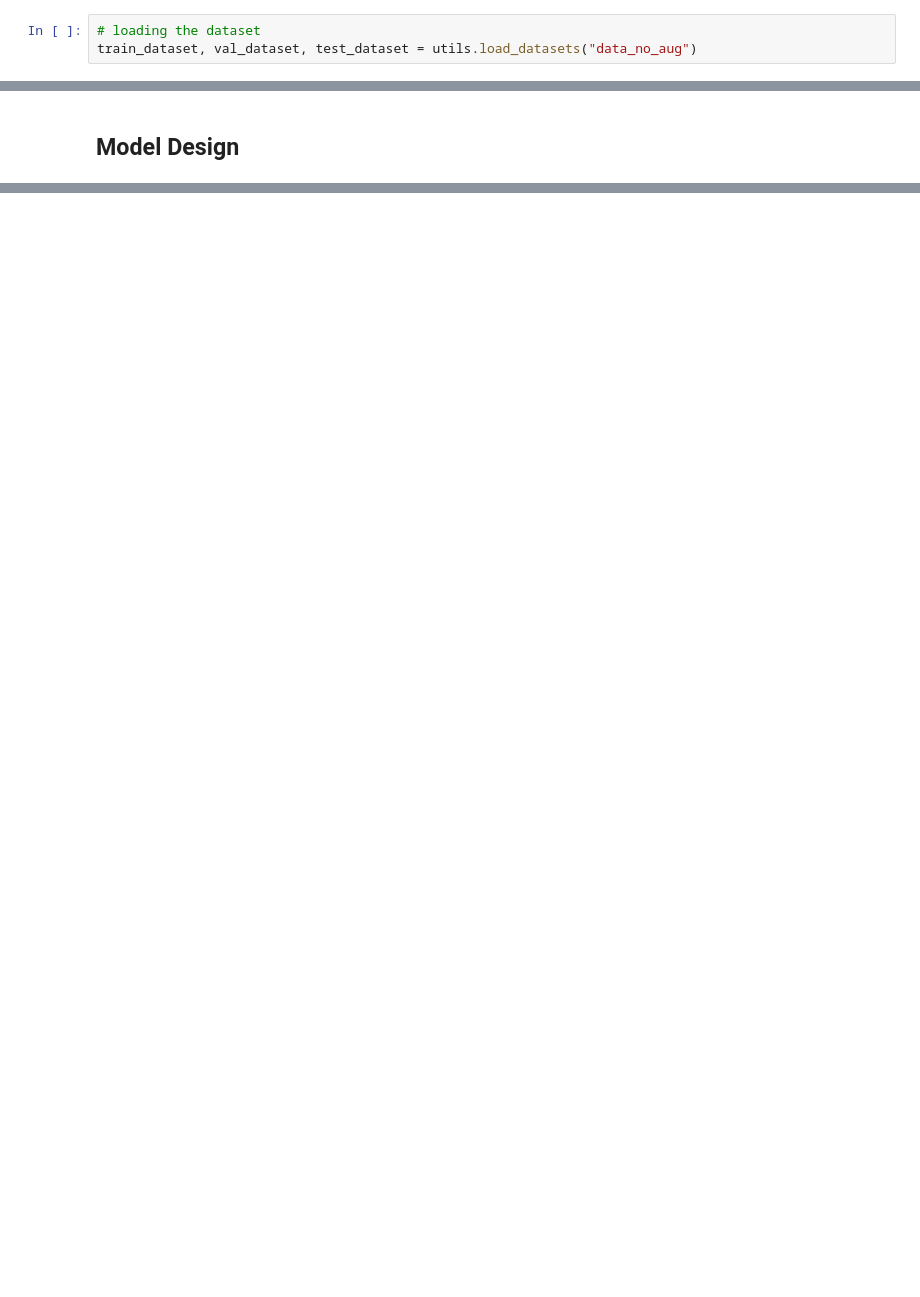
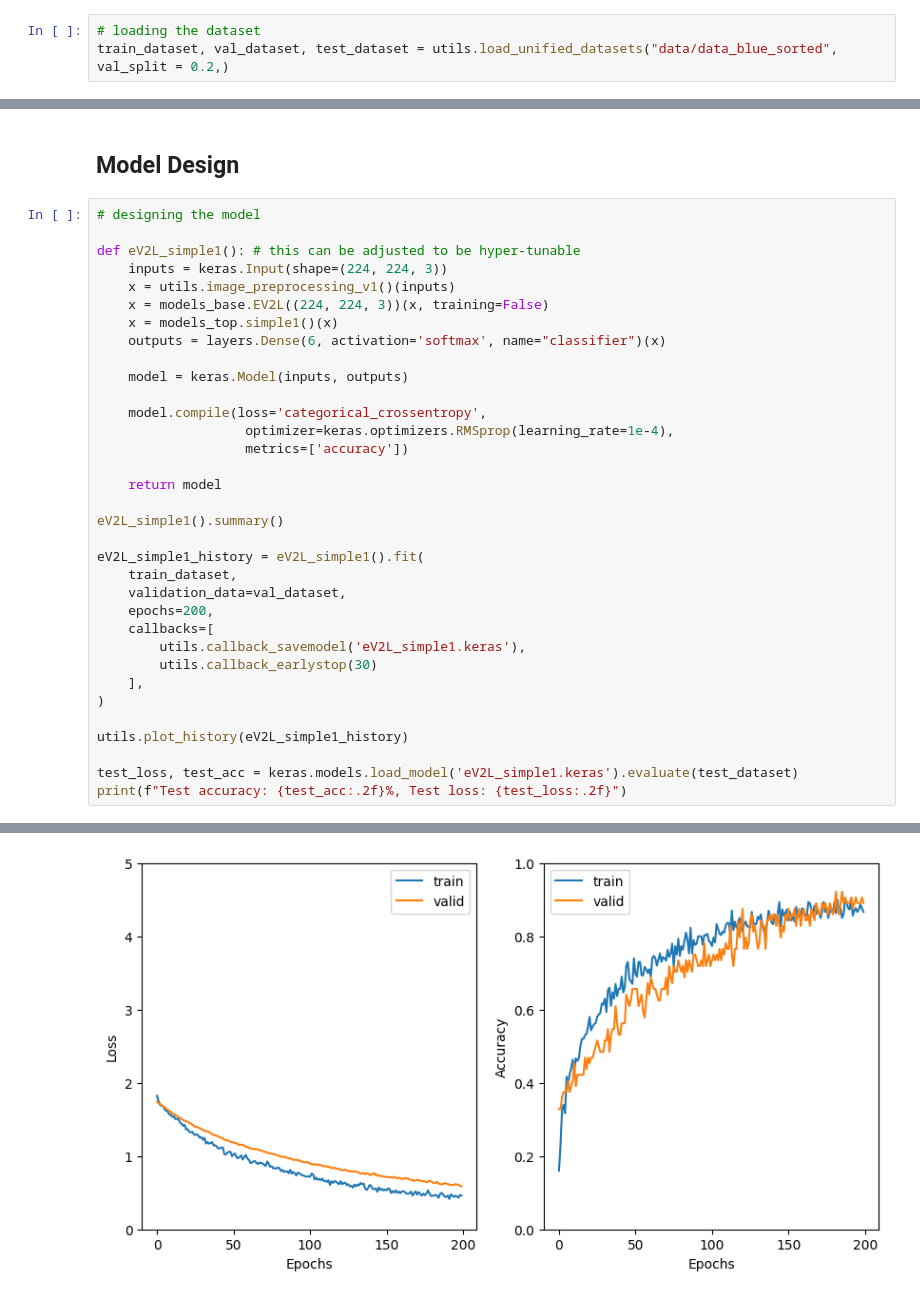
Before and after one commit to FennexFox/dlthon, a Jupyter notebook: model_test.ipynb, the cells around one changed output, grey strips where cells are left out. Saved outputs shown, nothing was run; the diff lists cells and outputs as text; blank space fills up the shorter version.

```diff
--- a/model_test.ipynb
+++ b/model_test.ipynb
@@ -20,5 +20,5 @@ E0000 00:00:1737545154.962424  396063 cuda_blas.cc:1418] Unable to register cuBL
 To enable the following instructions: AVX2 AVX_VNNI FMA, in other operations, rebuild TensorFlow with the appropriate compiler flags.
 # %%
 # loading the dataset
-train_dataset, val_dataset, test_dataset = utils.load_datasets("data_no_aug")
+train_dataset, val_dataset, test_dataset = utils.load_unified_datasets("data/data_blue_sorted", val_split = 0.2,)
 # %% [output]
@@ -29,2 +29,37 @@ Found 40 files belonging to 6 classes.
 # %% [markdown]
 ## Model Design
+# %%
+# designing the model
+
+def eV2L_simple1(): # this can be adjusted to be hyper-tunable
+    inputs = keras.Input(shape=(224, 224, 3))
+    x = utils.image_preprocessing_v1()(inputs)
+    x = models_base.EV2L((224, 224, 3))(x, training=False)
+    x = models_top.simple1()(x)
+    outputs = layers.Dense(6, activation='softmax', name="classifier")(x)
+
+    model = keras.Model(inputs, outputs)
+
+    model.compile(loss='categorical_crossentropy',
+                   optimizer=keras.optimizers.RMSprop(learning_rate=1e-4),
+                   metrics=['accuracy'])
+
+    return model
+
+eV2L_simple1().summary()
+
+eV2L_simple1_history = eV2L_simple1().fit(
+    train_dataset,
+    validation_data=val_dataset,
+    epochs=200,
+    callbacks=[
+        utils.callback_savemodel('eV2L_simple1.keras'),
+        utils.callback_earlystop(30)
+    ],
+)
+
+utils.plot_history(eV2L_simple1_history)
+
+test_loss, test_acc = keras.models.load_model('eV2L_simple1.keras').evaluate(test_dataset)
+print(f"Test accuracy: {test_acc:.2f}%, Test loss: {test_loss:.2f}")
+# %% [output]
@@ -30,0 +103 @@ Found 40 files belonging to 6 classes.
+[figure, added]
```
Also changed, not shown: parts of 9 cells of this notebook, 1 other file.
